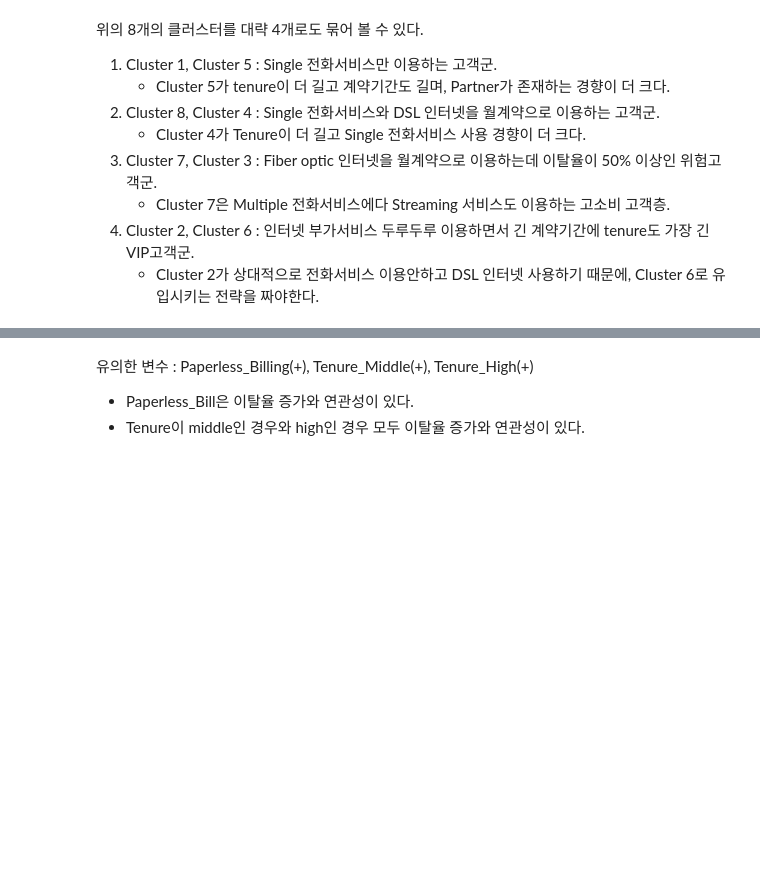
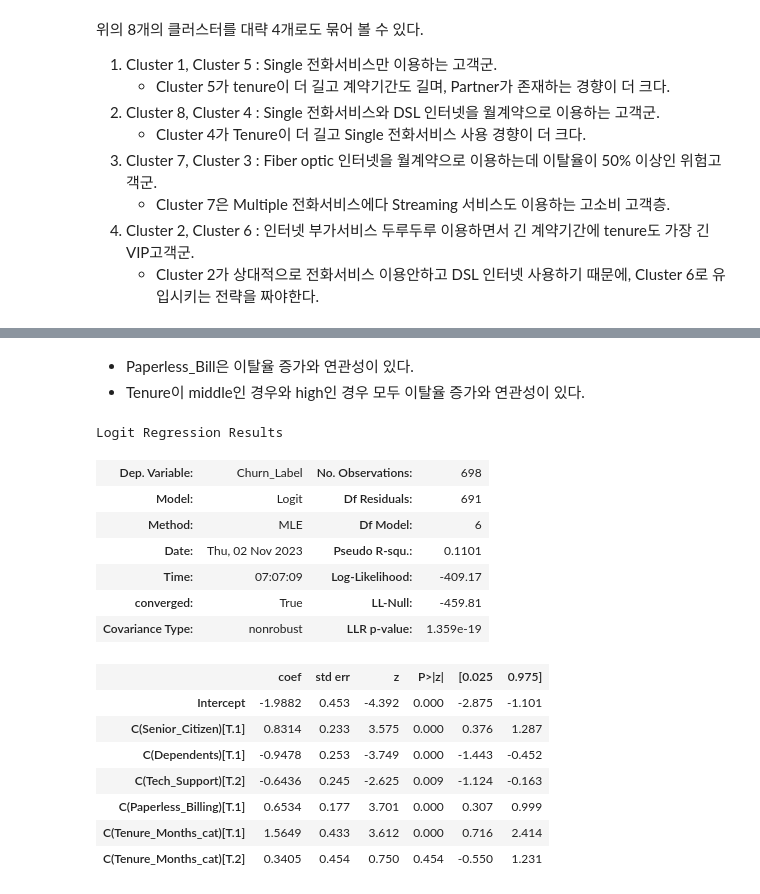
Before and after one commit to jinwu99/Telco-Customer-Churn-Analysis, a Jupyter notebook: Telco_customer_churn_analysis_.ipynb, the cells around one changed output, grey strips where cells are left out. Cells and saved outputs as stored; diff of their text form; code cells hidden in the pictures; blank space fills up the shorter version.

```diff
--- a/Telco_customer_churn_analysis_.ipynb
+++ b/Telco_customer_churn_analysis_.ipynb
@@ -647,4 +808,22 @@ Logit Regression Results
 # %% [markdown]
-유의한 변수 : Paperless_Billing(+), Tenure_Middle(+), Tenure_High(+)
 * Paperless_Bill은 이탈율 증가와 연관성이 있다.
 * Tenure이 middle인 경우와 high인 경우 모두 이탈율 증가와 연관성이 있다.
+# %%
+reduced_model_list[2].summary()
+# %% [output]
+Logit Regression Results
+| Dep. Variable: | Churn_Label | No. Observations: | 698 |
+| Model: | Logit | Df Residuals: | 691 |
+| Method: | MLE | Df Model: | 6 |
+| Date: | Thu, 02 Nov 2023 | Pseudo R-squ.: | 0.1101 |
+| Time: | 07:07:09 | Log-Likelihood: | -409.17 |
+| converged: | True | LL-Null: | -459.81 |
+| Covariance Type: | nonrobust | LLR p-value: | 1.359e-19 |
+|  | coef | std err | z | P>|z| | [0.025 | 0.975] |
+| Intercept | -1.9882 | 0.453 | -4.392 | 0.000 | -2.875 | -1.101 |
+| C(Senior_Citizen)[T.1] | 0.8314 | 0.233 | 3.575 | 0.000 | 0.376 | 1.287 |
+| C(Dependents)[T.1] | -0.9478 | 0.253 | -3.749 | 0.000 | -1.443 | -0.452 |
+| C(Tech_Support)[T.2] | -0.6436 | 0.245 | -2.625 | 0.009 | -1.124 | -0.163 |
+| C(Paperless_Billing)[T.1] | 0.6534 | 0.177 | 3.701 | 0.000 | 0.307 | 0.999 |
+| C(Tenure_Months_cat)[T.1] | 1.5649 | 0.433 | 3.612 | 0.000 | 0.716 | 2.414 |
+| C(Tenure_Months_cat)[T.2] | 0.3405 | 0.454 | 0.750 | 0.454 | -0.550 | 1.231 |
```
Also changed, not shown: parts of 29 cells of this notebook.
